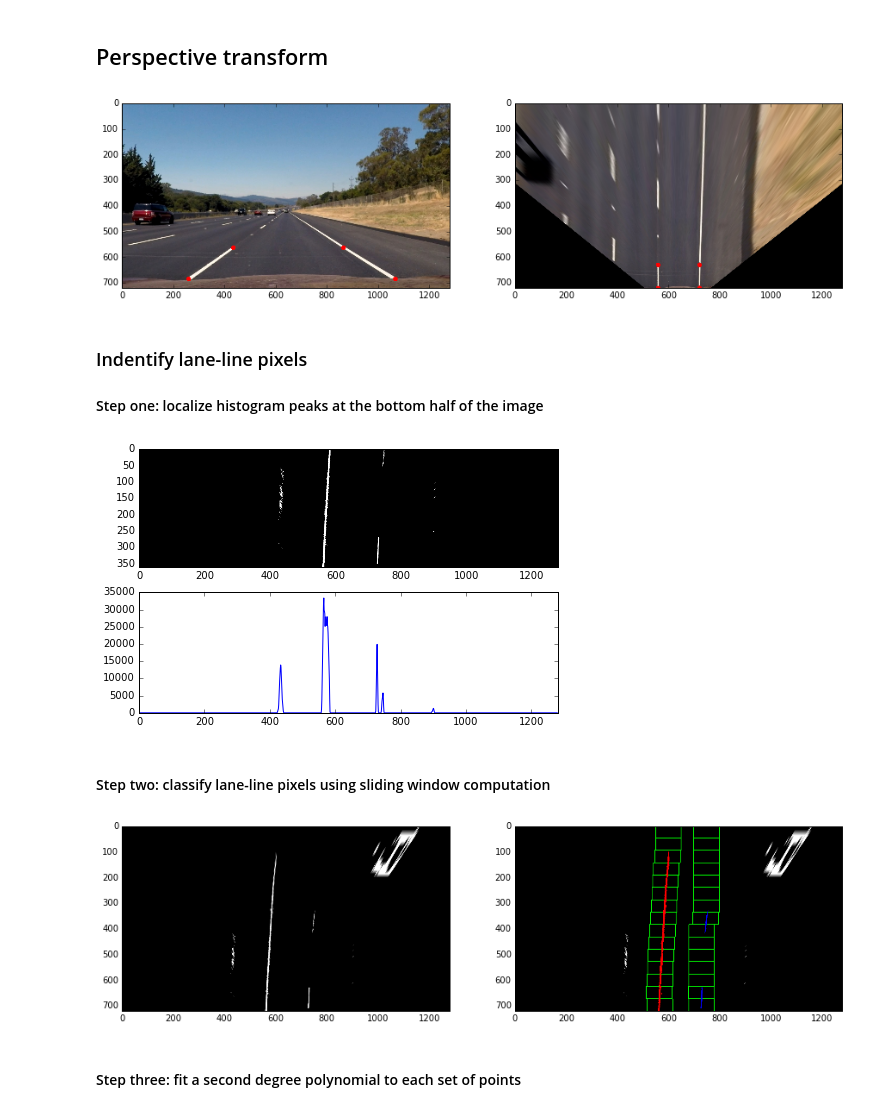
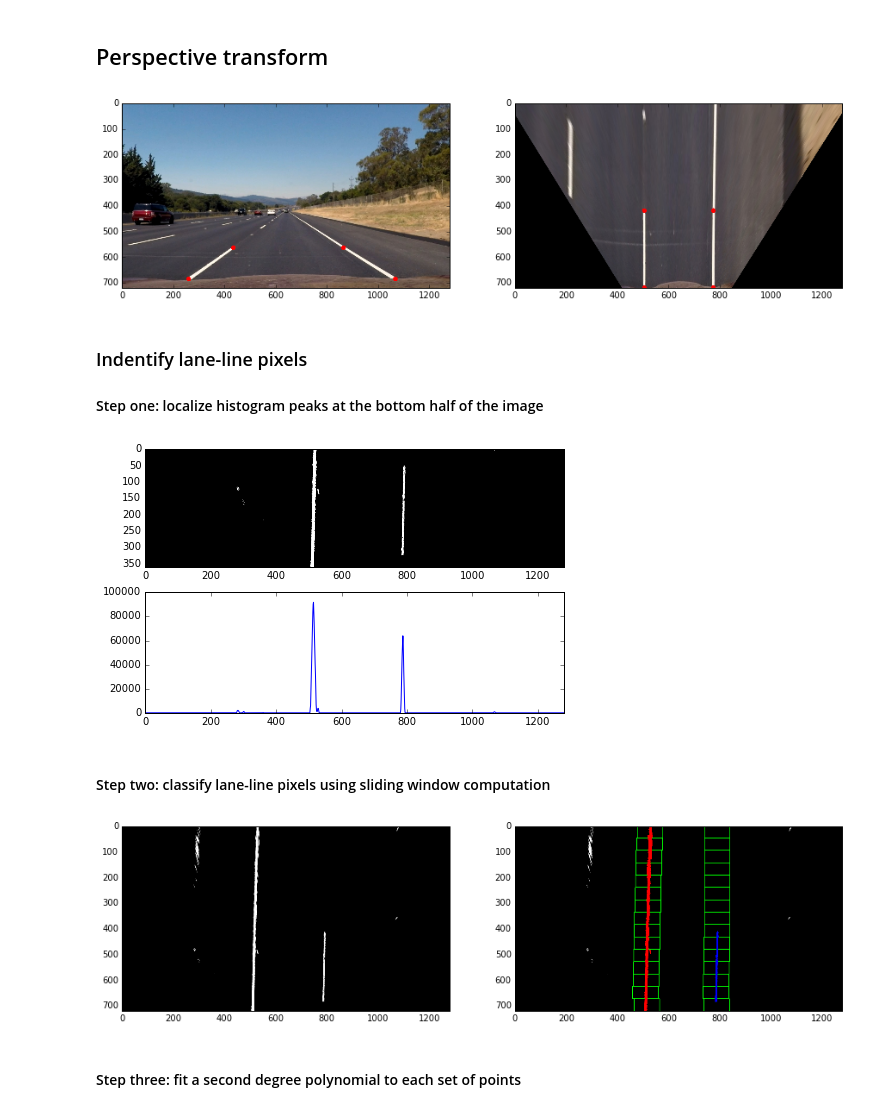
Before and after one commit to Goldob/CarND-Advanced-Lane-Lines, a Jupyter notebook: solution.ipynb, the cells around one changed output. Saved outputs shown, nothing was run; the diff lists cells and outputs as text; code cells hidden in the pictures.

Commit message:
Normalize warped image scale for simpler computation

```diff
--- a/solution.ipynb
+++ b/solution.ipynb
@@ -86,38 +86,38 @@ side_by_side(undistorted, binarize(undistorted))
 # %%
 src = np.float32([
     [260, 685],
     [434, 563],
     [863, 563],
     [1065, 685],
 ])
 
 dst = np.float32([
-    [558, 720],
-    [558, 630],
-    [720, 630],
-    [720, 720]
+    [504, 719],
+    [504, 419],
+    [774, 419],
+    [774, 719]
 ])
 
 M = cv2.getPerspectiveTransform(src, dst)
 
 def warp(img):
     return cv2.warpPerspective(img, M, undistorted.shape[1::-1])
 
 image = cv2.imread('test_images/straight_lines2.jpg')
 image = cv2.cvtColor(image, cv2.COLOR_BGR2RGB)
 undistorted = cv2.undistort(image, cmtx, dist)
 
 warped = warp(undistorted)
 
 for point in src:
     cv2.circle(undistorted, tuple(point), 9, (255, 0, 0), -1)
 
 for point in dst:
     cv2.circle(warped, tuple(point), 9, (255, 0, 0), -1)
 
 side_by_side(undistorted, warped)
 # %% [output]
-[figure, old version]
+[figure, new version]
 # %% [markdown]
 ### Indentify lane-line pixels
 
@@ -153,7 +153,7 @@ plt.plot(hist)
 plt.gca().set_xlim(0, 1280)
 plt.show()
 # %% [output]
-[figure, old version]
+[figure, new version]
 # %% [markdown]
 #### Step two: classify lane-line pixels using sliding window computation
 # %%
@@ -258,7 +258,7 @@ visualization[righty, rightx] = [0, 0, 255]
 leftx, lefty, rightx, righty, windows = sliding_window(binary_warped, left_peak, right_peak)
 side_by_side(binary_warped, visualization)
 # %% [output]
-[figure, old version]
+[figure, new version]
 # %% [markdown]
 #### Step three: fit a second degree polynomial to each set of points
 # %%
```
Also changed, not shown: parts of 5 cells of this notebook.
